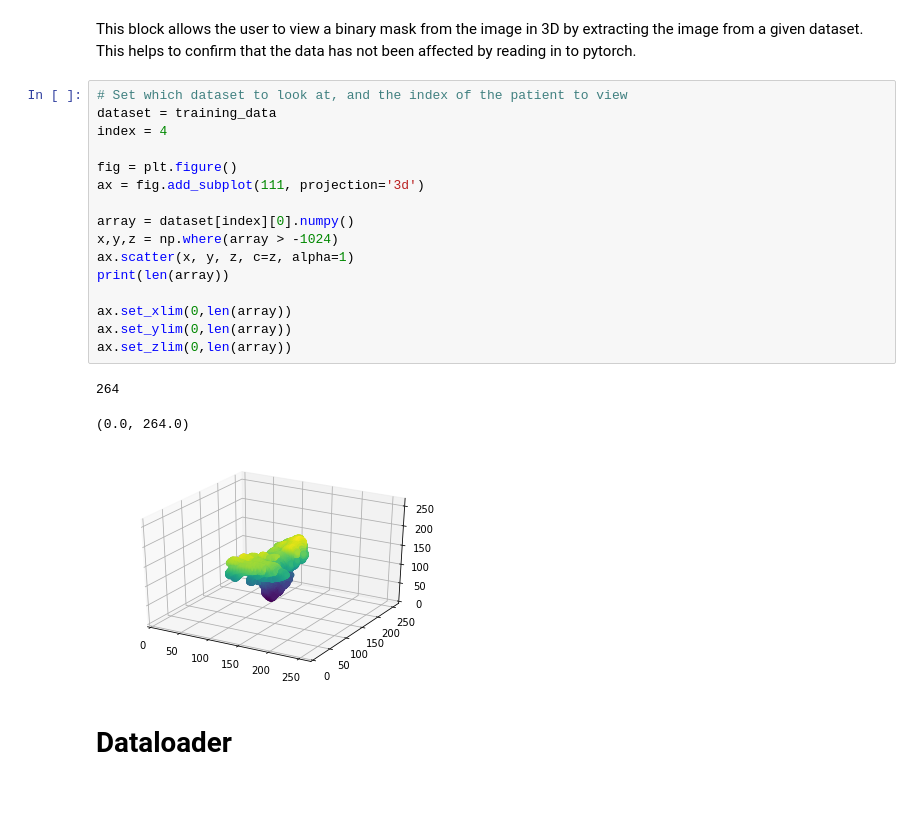
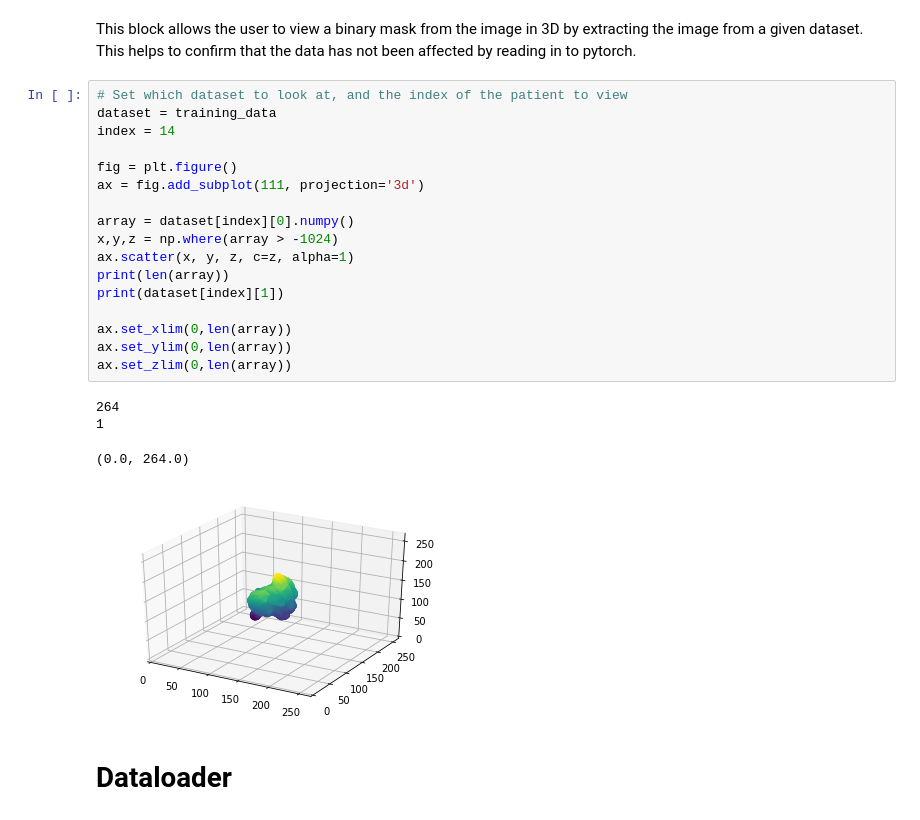
Before and after one commit to rfarwell/MPhys, a Jupyter notebook: CNN.ipynb, the cells around one changed output. Drawn from its saved outputs; the diff is of its cells as text.

```diff
--- a/CNN.ipynb
+++ b/CNN.ipynb
@@ -281,23 +282,25 @@ This block allows the user to view a binary mask from the image in 3D by extract
 # %%
 # Set which dataset to look at, and the index of the patient to view
 dataset = training_data
-index = 4
+index = 14
 
 fig = plt.figure()
 ax = fig.add_subplot(111, projection='3d')
 
 array = dataset[index][0].numpy()
 x,y,z = np.where(array > -1024)
 ax.scatter(x, y, z, c=z, alpha=1)
 print(len(array))
+print(dataset[index][1])
 
 ax.set_xlim(0,len(array))
 ax.set_ylim(0,len(array))
 ax.set_zlim(0,len(array))
 # %% [output]
 264
+1
 (0.0, 264.0)
-[figure, old version]
+[figure, new version]
 # %% [markdown]
 # Dataloader
 # %%
```
Also changed, not shown: parts of 17 cells of this notebook.
